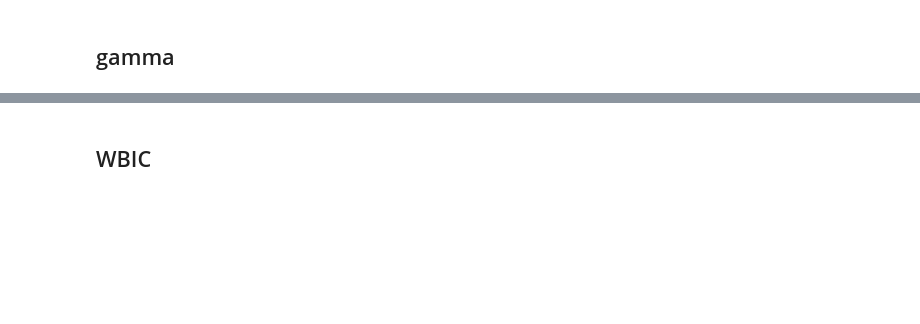
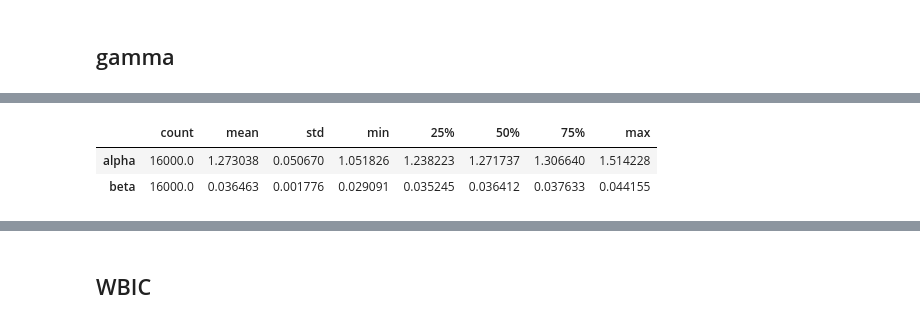
Before and after one commit to mikanfactory/notebooks, a Jupyter notebook: notebooks/WBIC.ipynb, the cells around one changed output, grey strips where cells are left out. Cells and saved outputs as stored; diff of their text form; code cells hidden in the pictures; blank space fills up the shorter version.

```diff
--- a/notebooks/WBIC.ipynb
+++ b/notebooks/WBIC.ipynb
@@ -150,3 +146,9 @@ INFO:pystan:COMPILING THE C++ CODE FOR MODEL anon_model_1f815fbbb06246cf2c8d04f0
+# %%
+pd.DataFrame({'alpha': params3['alpha'], 'beta': params3['beta']}).describe().T
+# %% [output]
+|  | count | mean | std | min | 25% | 50% | 75% | max |
+| alpha | 16000.0 | 1.273038 | 0.050670 | 1.051826 | 1.238223 | 1.271737 | 1.306640 | 1.514228 |
+| beta | 16000.0 | 0.036463 | 0.001776 | 0.029091 | 0.035245 | 0.036412 | 0.037633 | 0.044155 |
 # %%
 az.plot_posterior(params3, var_names=['alpha', 'beta']);
 # %% [output]
```
Also changed, not shown: parts of 12 cells of this notebook.
